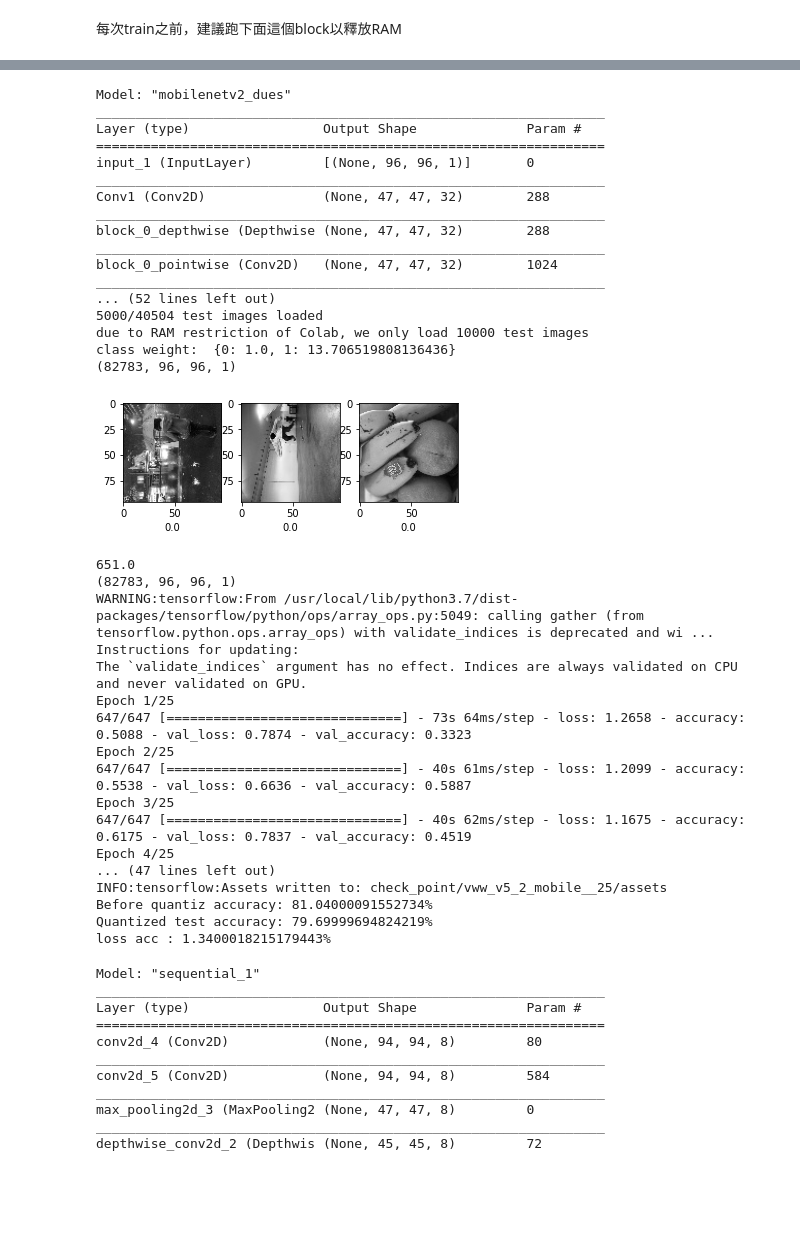
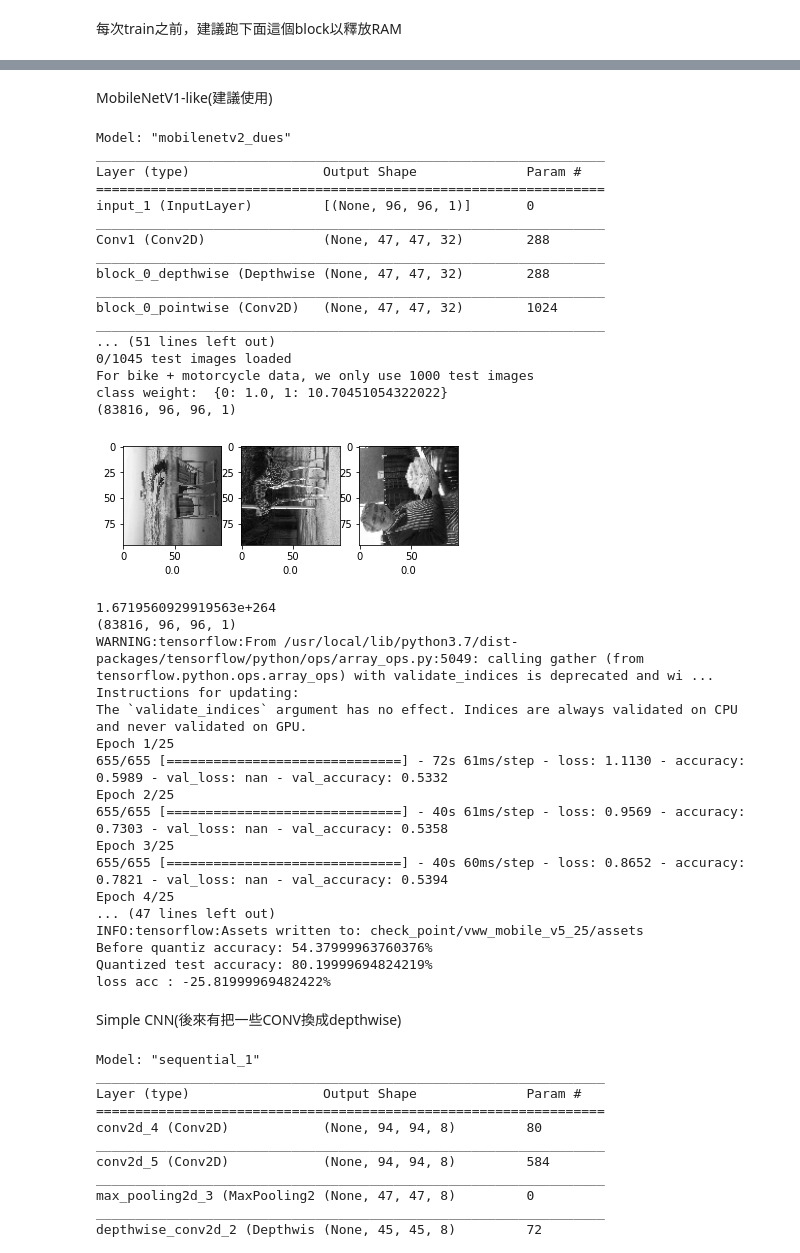
Before and after one commit to vncntlin/vision_studio, a Jupyter notebook: 20210520_VWW.ipynb, the cells around one changed output, grey strips where cells are left out. Cells and saved outputs as stored; diff of their text form; code cells hidden in the pictures; blank space fills up the shorter version.

```diff
--- a/20210520_VWW.ipynb
+++ b/20210520_VWW.ipynb
@@ -79,3 +88,5 @@ dues_data    vww_v5_2_mobile__25.tflite  vww_v5_mobile_25.tflite
+# %% [markdown]
+MobileNetV1-like(建議使用)
 # %%
 import os
 import numpy as np
@@ -111,7 +122,7 @@ def MobileNetV2_Dues(input_shape=(96,96,1), alpha=1.0, classes=2):
     x = layers.Conv2D(128, kernel_size=1, use_bias=False, name='Conv_1', activation='relu')(x)
     x = layers.GlobalAveragePooling2D()(x)
     x = layers.Dense(classes, activation='softmax', use_bias=True, name='Logits')(x)
-    # acc: 73% @ 25 iter
+    # acc: 73% (person) 77% (car)
     # ---build block---
     # x = layers.Conv2D(16, kernel_size=3, strides=2, use_bias=False, name='Conv1', activation='relu')(img_input)
 
@@ -207,8 +218,9 @@ def main_mobileV2_2(epochs, batch_size, save_model_name, rotate):
         test_data[i] = image
         test_label[i] = label
         if i%5000==0: print('%d/%d test images loaded'%(i,test_size))
-        if i==4999:break
-    print('due to RAM restriction of Colab, we only load 5000 test images')
+        if i==999:break
+    # print('due to RAM restriction of Colab, we only load 10000 test images')
+    print('For bike + motorcycle data, we only use 1000 test images')
     class_weight = {0:1., 1:(train_size-np.sum(train_label))/np.sum(train_label)}
     print('class weight: ',class_weight)
     if rotate:
@@ -295,57 +307,59 @@ def main_mobileV2_2(epochs, batch_size, save_model_name, rotate):
 
     quantized_test_acc = tf.keras.metrics.SparseCategoricalAccuracy()
 
     for test_data, test_label in test_dataloader:
         interpreter.set_tensor(input_details[0]["index"], tf.cast(test_data, dtype=tf.int8))
         interpreter.invoke()
         output = interpreter.get_tensor(output_details[0]["index"])
         output = (output + (-zero_points)) * scales
 
         predictions = tf.reshape(output, shape=(output.shape[0], 2))
         quantized_test_acc.update_state(y_true=test_label, y_pred=predictions)
 
     print("Before quantiz accuracy: {}%".format(results[1] * 100))
     print("Quantized test accuracy: {}%".format(quantized_test_acc.result() * 100))
     print("loss acc : {}%".format((results[1] - quantized_test_acc.result()) * 100))
 epochs = 25
 batch_size = 128
-main_mobileV2_2(epochs, batch_size, "vww_v5_mobile_%d"%epochs, rotate=True)
+main_mobileV2_2(epochs, batch_size, "vww_mobile_v5_%d"%epochs, rotate=True)
 # %% [output]
 Model: "mobilenetv2_dues"
 _________________________________________________________________
 Layer (type)                 Output Shape              Param #
 =================================================================
 input_1 (InputLayer)         [(None, 96, 96, 1)]       0
 _________________________________________________________________
 Conv1 (Conv2D)               (None, 47, 47, 32)        288
 _________________________________________________________________
 block_0_depthwise (Depthwise (None, 47, 47, 32)        288
 _________________________________________________________________
 block_0_pointwise (Conv2D)   (None, 47, 47, 32)        1024
 _________________________________________________________________
-... (52 lines left out)
-5000/40504 test images loaded
-due to RAM restriction of Colab, we only load 10000 test images
-class weight:  {0: 1.0, 1: 13.706519808136436}
-(82783, 96, 96, 1)
+... (51 lines left out)
+0/1045 test images loaded
+For bike + motorcycle data, we only use 1000 test images
+class weight:  {0: 1.0, 1: 10.70451054322022}
+(83816, 96, 96, 1)
-[figure, old version]
+[figure, new version]
-651.0
-(82783, 96, 96, 1)
+1.6719560929919563e+264
+(83816, 96, 96, 1)
 WARNING:tensorflow:From /usr/local/lib/python3.7/dist-packages/tensorflow/python/ops/array_ops.py:5049: calling gather (from tensorflow.python.ops.array_ops) with validate_indices is deprecated and wi ...
 Instructions for updating:
 The `validate_indices` argument has no effect. Indices are always validated on CPU and never validated on GPU.
 Epoch 1/25
-647/647 [==============================] - 73s 64ms/step - loss: 1.2658 - accuracy: 0.5088 - val_loss: 0.7874 - val_accuracy: 0.3323
+655/655 [==============================] - 72s 61ms/step - loss: 1.1130 - accuracy: 0.5989 - val_loss: nan - val_accuracy: 0.5332
 Epoch 2/25
-647/647 [==============================] - 40s 61ms/step - loss: 1.2099 - accuracy: 0.5538 - val_loss: 0.6636 - val_accuracy: 0.5887
+655/655 [==============================] - 40s 61ms/step - loss: 0.9569 - accuracy: 0.7303 - val_loss: nan - val_accuracy: 0.5358
 Epoch 3/25
-647/647 [==============================] - 40s 62ms/step - loss: 1.1675 - accuracy: 0.6175 - val_loss: 0.7837 - val_accuracy: 0.4519
+655/655 [==============================] - 40s 60ms/step - loss: 0.8652 - accuracy: 0.7821 - val_loss: nan - val_accuracy: 0.5394
 Epoch 4/25
 ... (47 lines left out)
-INFO:tensorflow:Assets written to: check_point/vww_v5_2_mobile__25/assets
-Before quantiz accuracy: 81.04000091552734%
-Quantized test accuracy: 79.69999694824219%
-loss acc : 1.3400018215179443%
+INFO:tensorflow:Assets written to: check_point/vww_mobile_v5_25/assets
+Before quantiz accuracy: 54.37999963760376%
+Quantized test accuracy: 80.19999694824219%
+loss acc : -25.81999969482422%
+# %% [markdown]
+Simple CNN(後來有把一些CONV換成depthwise)
 # %%
 import os
 import numpy as np
```
Also changed, not shown: parts of 12 cells of this notebook.
